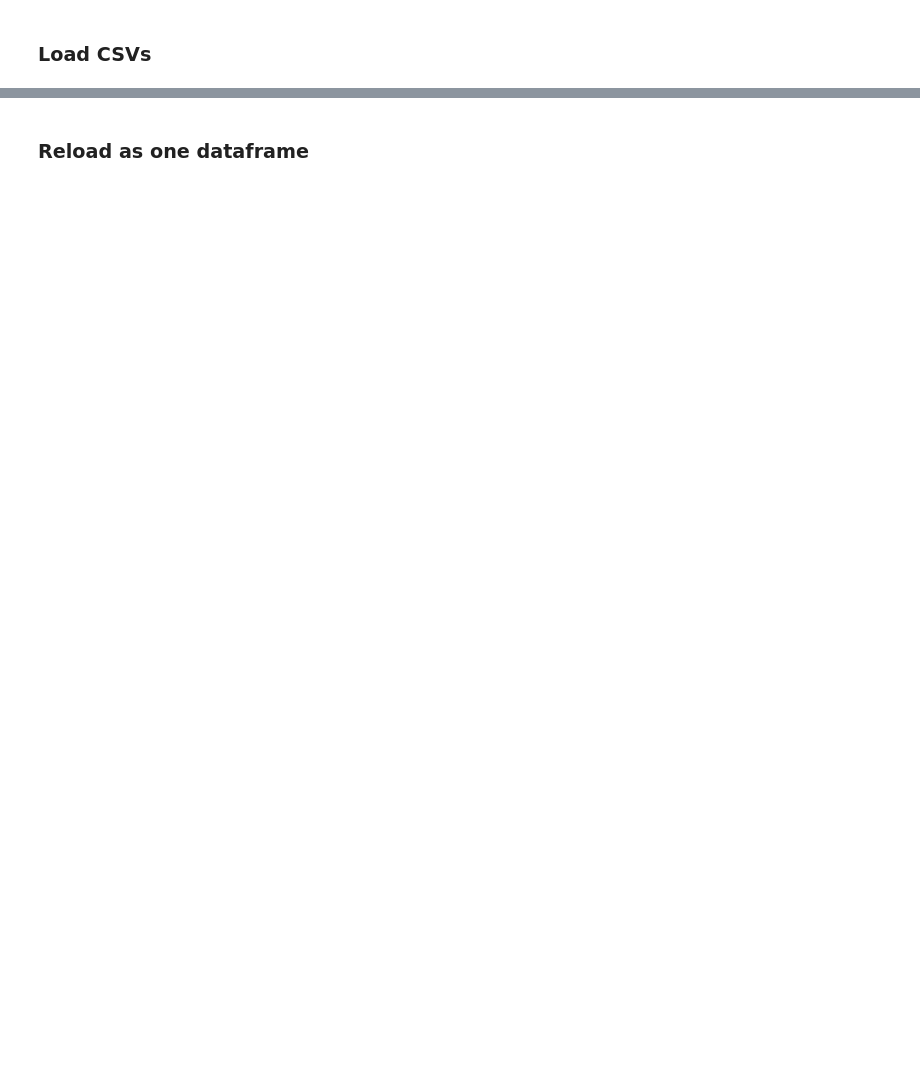
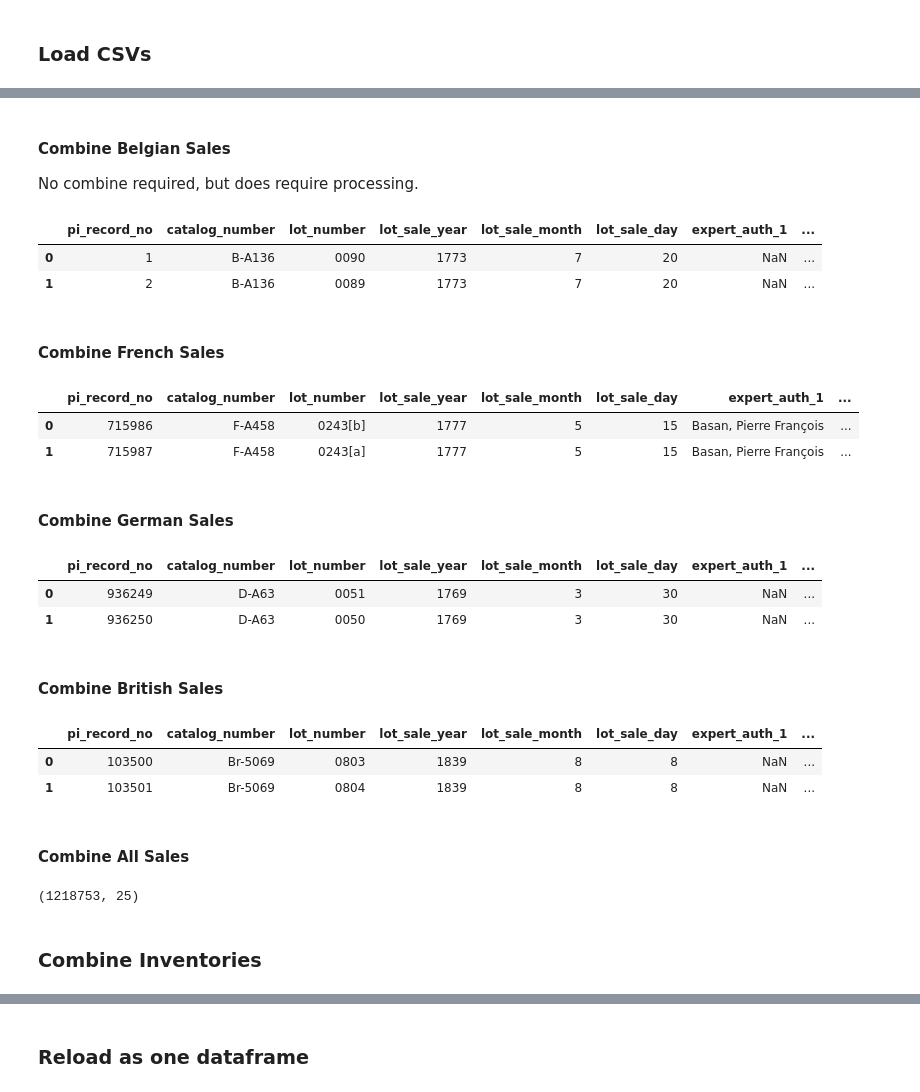
Before and after one commit to pyzmark/gpi-datathon, a Jupyter notebook: gpi-datathon-notebook.ipynb, the cells around one changed output, grey strips where cells are left out. Cells and saved outputs as stored; diff of their text form; code cells hidden in the pictures; blank space fills up the shorter version.

```diff
--- a/gpi-datathon-notebook.ipynb
+++ b/gpi-datathon-notebook.ipynb
@@ -58,0 +103,15 @@ sales_scandinavia_xslx = '2025_02_18_DatathonSCANDISALES.xlsx'
+# %% [markdown]
+#### Combine Belgian Sales
+No combine required, but does require processing.
+# %%
+sales_belgian = pd.read_csv('~/Desktop/data/'+sales_belgian, names=sales_header, low_memory=False)
+# %%
+belgian_sales_filtered = sales_belgian[column_filter]
+# %%
+belgian_sales_filtered.head(2)
+# %% [output]
+|  | pi_record_no | catalog_number | lot_number | lot_sale_year | lot_sale_month | lot_sale_day | expert_auth_1 | ... |
+| 0 | 1 | B-A136 | 0090 | 1773 | 7 | 20 | NaN | ... |
+| 1 | 2 | B-A136 | 0089 | 1773 | 7 | 20 | NaN | ... |
+# %% [markdown]
+#### Combine French Sales
@@ -58,0 +128,8 @@ sales_scandinavia_xslx = '2025_02_18_DatathonSCANDISALES.xlsx'
+# %%
+french_sales_filtered.head(2)
+# %% [output]
+|  | pi_record_no | catalog_number | lot_number | lot_sale_year | lot_sale_month | lot_sale_day | expert_auth_1 | ... |
+| 0 | 715986 | F-A458 | 0243[b] | 1777 | 5 | 15 | Basan, Pierre François | ... |
+| 1 | 715987 | F-A458 | 0243[a] | 1777 | 5 | 15 | Basan, Pierre François | ... |
+# %% [markdown]
+#### Combine German Sales
@@ -58,0 +152,8 @@ sales_scandinavia_xslx = '2025_02_18_DatathonSCANDISALES.xlsx'
+# %%
+german_sales_filtered.head(2)
+# %% [output]
+|  | pi_record_no | catalog_number | lot_number | lot_sale_year | lot_sale_month | lot_sale_day | expert_auth_1 | ... |
+| 0 | 936249 | D-A63 | 0051 | 1769 | 3 | 30 | NaN | ... |
+| 1 | 936250 | D-A63 | 0050 | 1769 | 3 | 30 | NaN | ... |
+# %% [markdown]
+#### Combine British Sales
@@ -58,0 +170,8 @@ sales_scandinavia_xslx = '2025_02_18_DatathonSCANDISALES.xlsx'
+# %%
+british_sales_filtered.head(2)
+# %% [output]
+|  | pi_record_no | catalog_number | lot_number | lot_sale_year | lot_sale_month | lot_sale_day | expert_auth_1 | ... |
+| 0 | 103500 | Br-5069 | 0803 | 1839 | 8 | 8 | NaN | ... |
+| 1 | 103501 | Br-5069 | 0804 | 1839 | 8 | 8 | NaN | ... |
+# %% [markdown]
+#### Combine All Sales
@@ -58,0 +180,4 @@ sales_scandinavia_xslx = '2025_02_18_DatathonSCANDISALES.xlsx'
+# %%
+sales_combined.shape
+# %% [output]
+(1218753, 25)
@@ -58,0 +186,2 @@ sales_scandinavia_xslx = '2025_02_18_DatathonSCANDISALES.xlsx'
+# %% [markdown]
+### Combine Inventories
```
Also changed, not shown: parts of 71 cells of this notebook, 32 other files.
